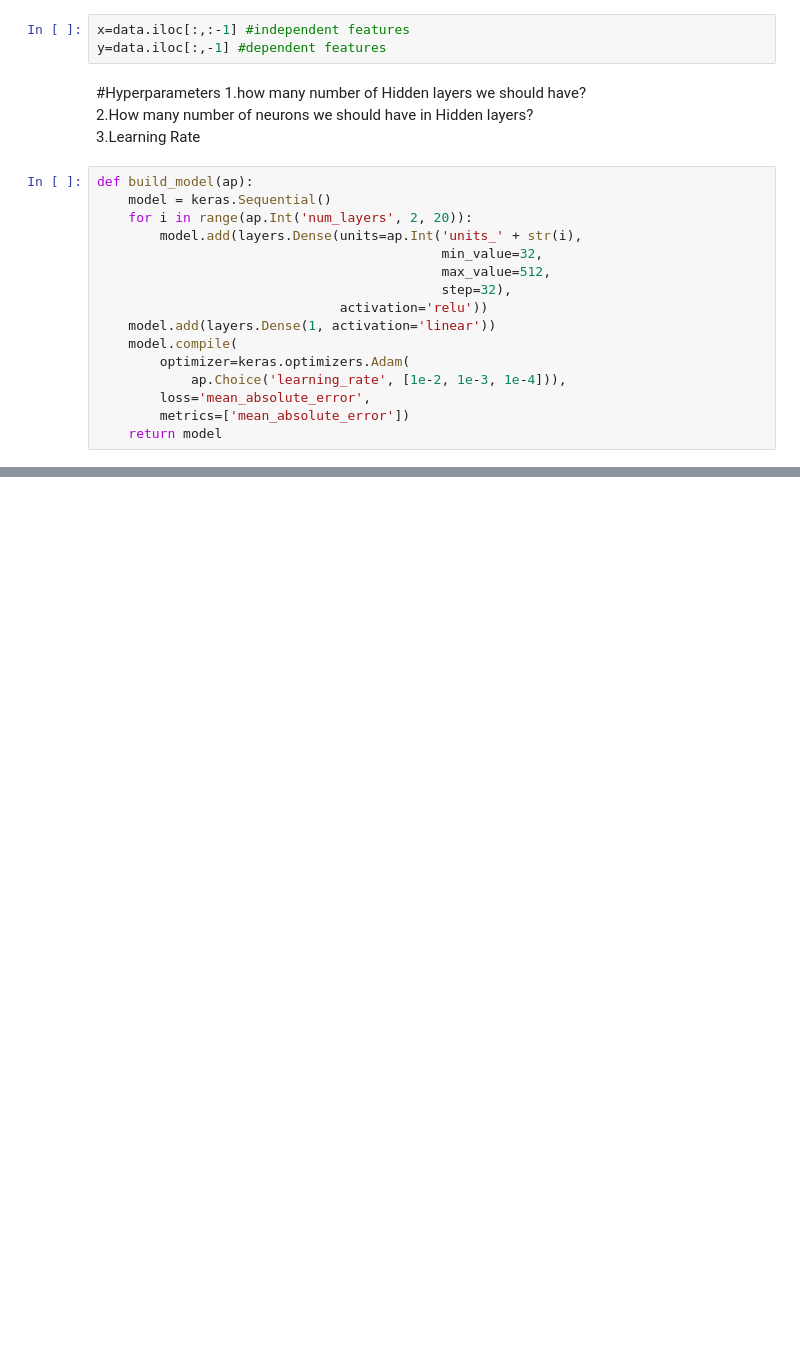
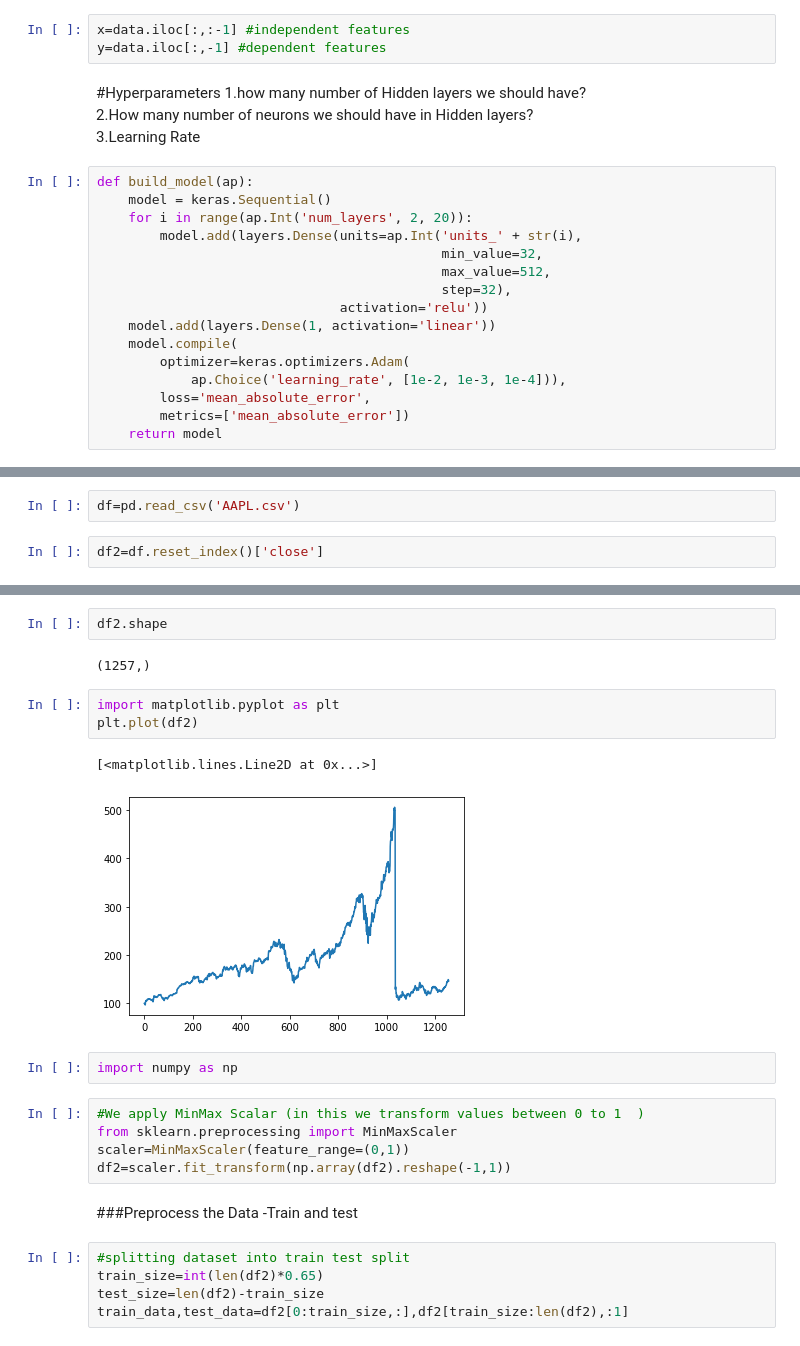
Before and after one commit to SDRIYAZ/DEEP-LEARNING-ANN, a Jupyter notebook: Deep_Learning_(YB).ipynb, the cells around one changed output, grey strips where cells are left out. Drawn from its saved outputs; the diff is of its cells as text; blank space fills up the shorter version.

```diff
--- a/Deep_Learning_(YB).ipynb
+++ b/Deep_Learning_(YB).ipynb
@@ -128,0 +630,4 @@ Score: nan
+# %%
+df=pd.read_csv('AAPL.csv')
+# %%
+df2=df.reset_index()['close']
@@ -128,0 +654,24 @@ Score: nan
+# %%
+df2.shape
+# %% [output]
+(1257,)
+# %%
+import matplotlib.pyplot as plt
+plt.plot(df2)
+# %% [output]
+[<matplotlib.lines.Line2D at 0x...>]
+[figure, added]
+# %%
+import numpy as np
+# %%
+#We apply MinMax Scalar (in this we transform values between 0 to 1  )
+from sklearn.preprocessing import MinMaxScaler
+scaler=MinMaxScaler(feature_range=(0,1))
+df2=scaler.fit_transform(np.array(df2).reshape(-1,1))
+# %% [markdown]
+###Preprocess the Data -Train and test
+# %%
+#splitting dataset into train test split
+train_size=int(len(df2)*0.65)
+test_size=len(df2)-train_size
+train_data,test_data=df2[0:train_size,:],df2[train_size:len(df2),:1]
```
Also changed, not shown: parts of 96 cells of this notebook.
